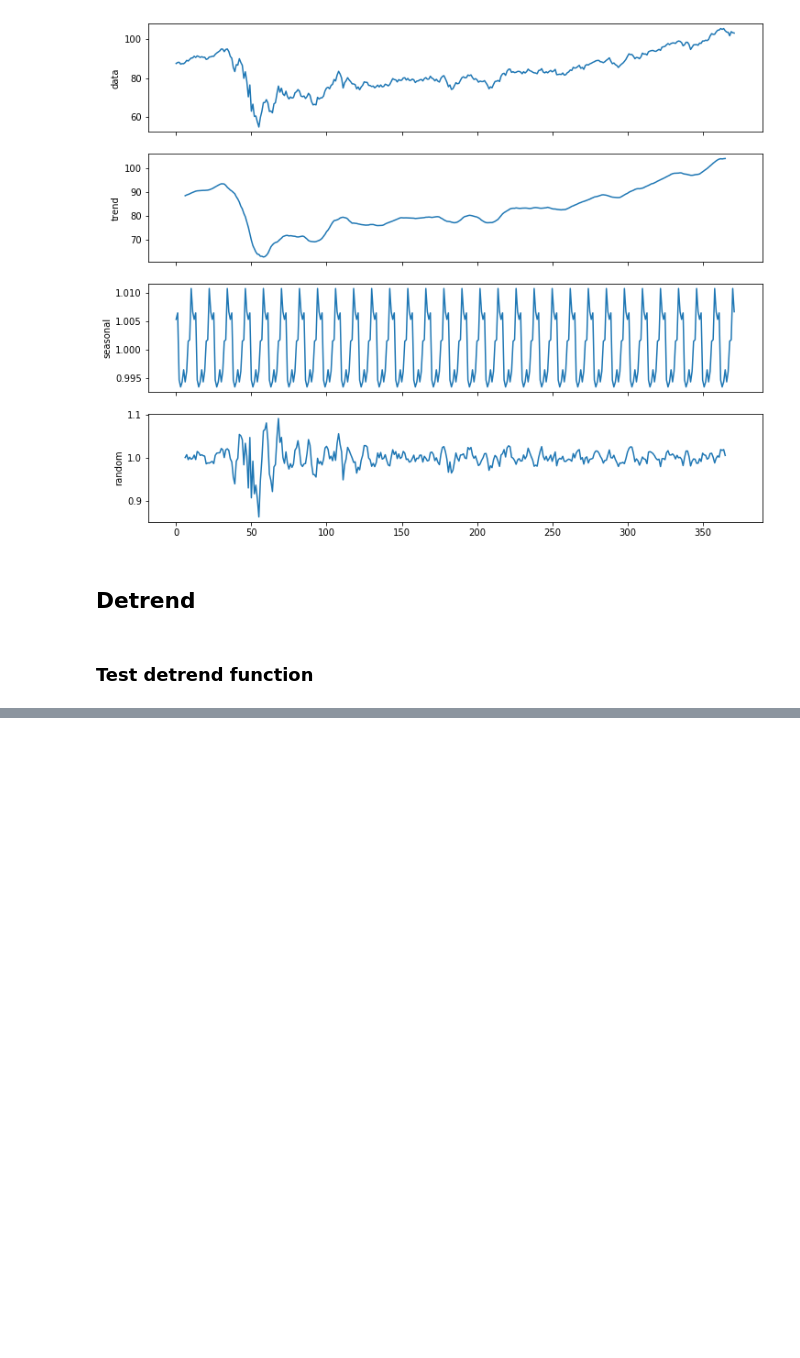
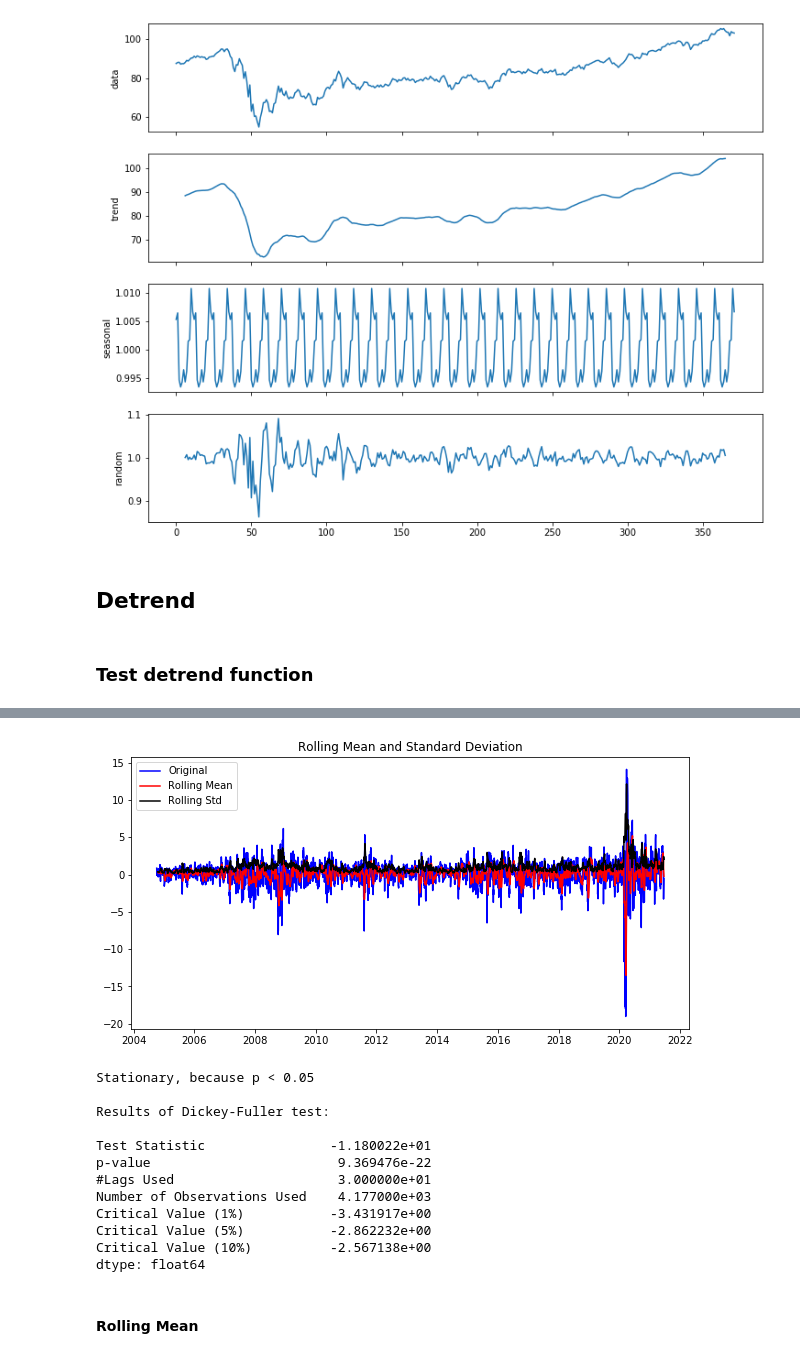
Before and after one commit to jingyunw/Capstone_Project, a Jupyter notebook: ARIMA.ipynb, the cells around one changed output, grey strips where cells are left out. Drawn from its saved outputs; the diff is of its cells as text; code cells hidden in the pictures; blank space fills up the shorter version.

```diff
--- a/ARIMA.ipynb
+++ b/ARIMA.ipynb
@@ -388,0 +396,20 @@ import statsmodels.graphics.tsaplots as tsa
+# %%
+diff_ts = detrend_differencing(vnq['Close'], periods=5)
+# %%
+stationary_check(diff_ts, 10)
+# %% [output]
+[figure, added]
+Stationary, because p < 0.05
+
+Results of Dickey-Fuller test:
+
+Test Statistic                -1.180022e+01
+p-value                        9.369476e-22
+#Lags Used                     3.000000e+01
+Number of Observations Used    4.177000e+03
+Critical Value (1%)           -3.431917e+00
+Critical Value (5%)           -2.862232e+00
+Critical Value (10%)          -2.567138e+00
+dtype: float64
+# %% [markdown]
+#### Rolling Mean
```
Also changed, not shown: parts of 30 cells of this notebook.
